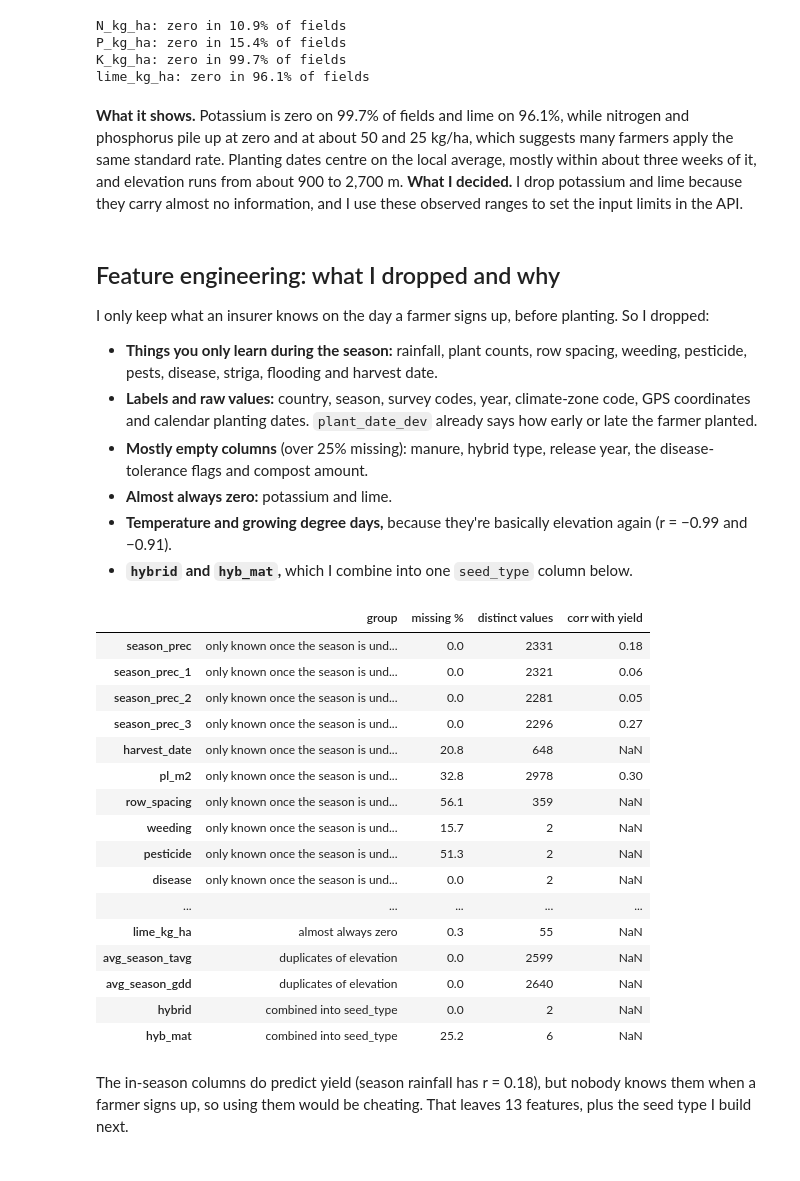
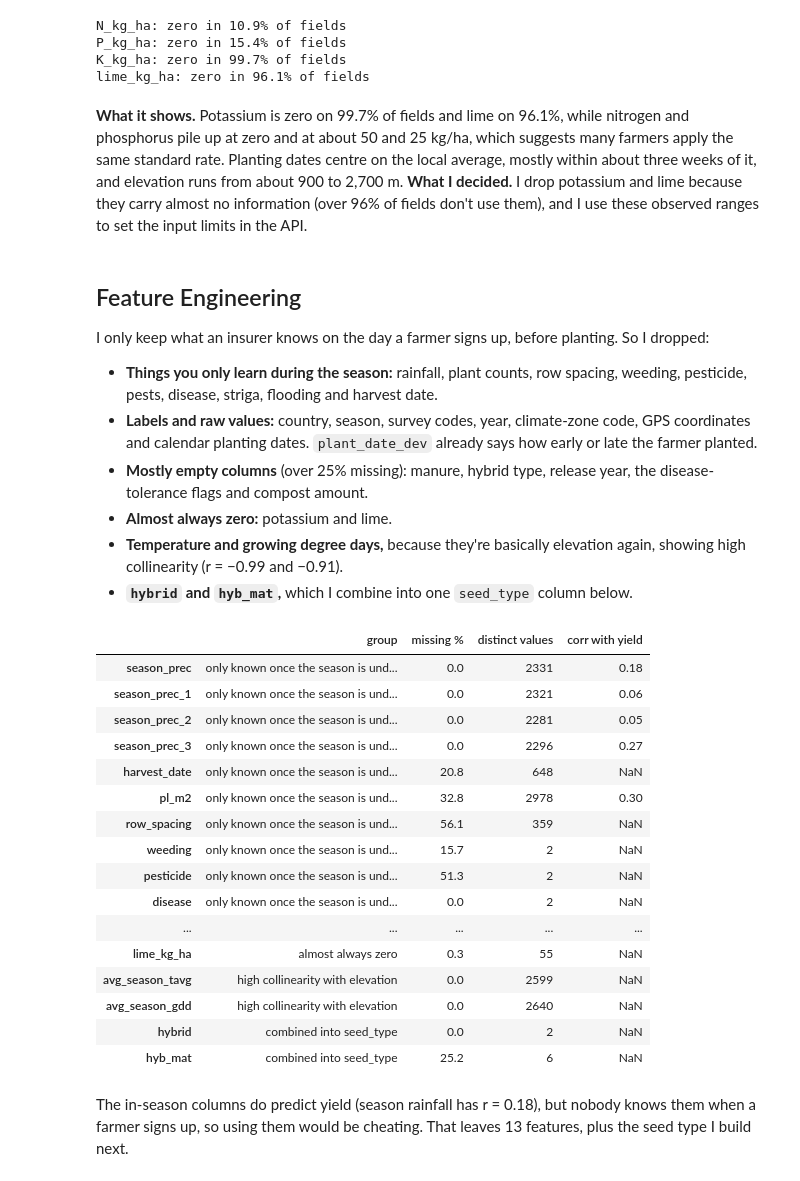
Before and after one commit to Kiguru-Alu/linear_regression_model, a Jupyter notebook: summative/linear_regression/multivariate.ipynb, the cells around one changed output. Saved outputs shown, nothing was run; the diff lists cells and outputs as text; code cells hidden in the pictures.

```diff
--- a/summative/linear_regression/multivariate.ipynb
+++ b/summative/linear_regression/multivariate.ipynb
@@ -132,9 +132,9 @@ P_kg_ha: zero in 15.4% of fields
 K_kg_ha: zero in 99.7% of fields
 lime_kg_ha: zero in 96.1% of fields
 # %% [markdown]
-**What it shows.** Potassium is zero on 99.7% of fields and lime on 96.1%, while nitrogen and phosphorus pile up at zero and at about 50 and 25 kg/ha, which suggests many farmers apply the same standard rate. Planting dates centre on the local average, mostly within about three weeks of it, and elevation runs from about 900 to 2,700 m. **What I decided.** I drop potassium and lime because they carry almost no information, and I use these observed ranges to set the input limits in the API.
+**What it shows.** Potassium is zero on 99.7% of fields and lime on 96.1%, while nitrogen and phosphorus pile up at zero and at about 50 and 25 kg/ha, which suggests many farmers apply the same standard rate. Planting dates centre on the local average, mostly within about three weeks of it, and elevation runs from about 900 to 2,700 m. **What I decided.** I drop potassium and lime because they carry almost no information (over 96% of fields don't use them), and I use these observed ranges to set the input limits in the API.
 # %% [markdown]
-## Feature engineering: what I dropped and why
+## Feature Engineering
 
 I only keep what an insurer knows on the day a farmer signs up, before planting. So I dropped:
 
@@ -142,7 +142,7 @@ I only keep what an insurer knows on the day a farmer signs up, before planting.
 - **Labels and raw values:** country, season, survey codes, year, climate-zone code, GPS coordinates and calendar planting dates. `plant_date_dev` already says how early or late the farmer planted.
 - **Mostly empty columns** (over 25% missing): manure, hybrid type, release year, the disease-tolerance flags and compost amount.
 - **Almost always zero:** potassium and lime.
-- **Temperature and growing degree days,** because they're basically elevation again (r = −0.99 and −0.91).
+- **Temperature and growing degree days,** because they're basically elevation again, showing high collinearity (r = −0.99 and −0.91).
 - **`hybrid` and `hyb_mat`,** which I combine into one `seed_type` column below.
 # %%
 DROPPED = {
@@ -155,39 +155,39 @@ DROPPED = {
         "manure", "hyb_type", "hyb_yor", "hyb_tol_mln", "hyb_tol_msv", "hyb_tol_gls",
         "hyb_tol_nclb", "hyb_tol_rust", "hyb_tol_ear_rot", "comp_kg_ha"],
     "almost always zero": ["K_kg_ha", "lime_kg_ha"],
-    "duplicates of elevation": ["avg_season_tavg", "avg_season_gdd"],
+    "high collinearity with elevation": ["avg_season_tavg", "avg_season_gdd"],
     "combined into seed_type": ["hybrid", "hyb_mat"],
 }
 KEPT = ["elev", "avg_season_ai", "twi", "soil_rzpawhc", "soil_clay", "soil_pH", "soil_orgC",
         "soil_ECEC", "N_kg_ha", "P_kg_ha", "plant_date_dev", "fert_in_hole", "compost"]
 
 dropped_columns = [column for group in DROPPED.values() for column in group]
 assert sorted(dropped_columns + KEPT + [TARGET]) == sorted(kenya.columns), "every column must be kept or dropped"
 
 evidence = pd.DataFrame({
     "group": {column: group for group, columns in DROPPED.items() for column in columns},
     "missing %": kenya[dropped_columns].isna().mean().mul(100).round(1),
     "distinct values": kenya[dropped_columns].nunique(),
 })
 in_season_numeric = ["season_prec", "season_prec_1", "season_prec_2", "season_prec_3", "pl_m2"]
 evidence["corr with yield"] = kenya[in_season_numeric].corrwith(kenya[TARGET]).round(2)
 evidence
 # %% [output]
 |  | group | missing % | distinct values | corr with yield |
 | season_prec | only known once the season is und... | 0.0 | 2331 | 0.18 |
 | season_prec_1 | only known once the season is und... | 0.0 | 2321 | 0.06 |
 | season_prec_2 | only known once the season is und... | 0.0 | 2281 | 0.05 |
 | season_prec_3 | only known once the season is und... | 0.0 | 2296 | 0.27 |
 | harvest_date | only known once the season is und... | 20.8 | 648 | NaN |
 | pl_m2 | only known once the season is und... | 32.8 | 2978 | 0.30 |
 | row_spacing | only known once the season is und... | 56.1 | 359 | NaN |
 | weeding | only known once the season is und... | 15.7 | 2 | NaN |
 | pesticide | only known once the season is und... | 51.3 | 2 | NaN |
 | disease | only known once the season is und... | 0.0 | 2 | NaN |
 | ... | ... | ... | ... | ... |
 | lime_kg_ha | almost always zero | 0.3 | 55 | NaN |
-| avg_season_tavg | duplicates of elevation | 0.0 | 2599 | NaN |
-| avg_season_gdd | duplicates of elevation | 0.0 | 2640 | NaN |
+| avg_season_tavg | high collinearity with elevation | 0.0 | 2599 | NaN |
+| avg_season_gdd | high collinearity with elevation | 0.0 | 2640 | NaN |
 | hybrid | combined into seed_type | 0.0 | 2 | NaN |
 | hyb_mat | combined into seed_type | 25.2 | 6 | NaN |
 # %% [markdown]
```
Also changed, not shown: parts of 13 cells of this notebook.
